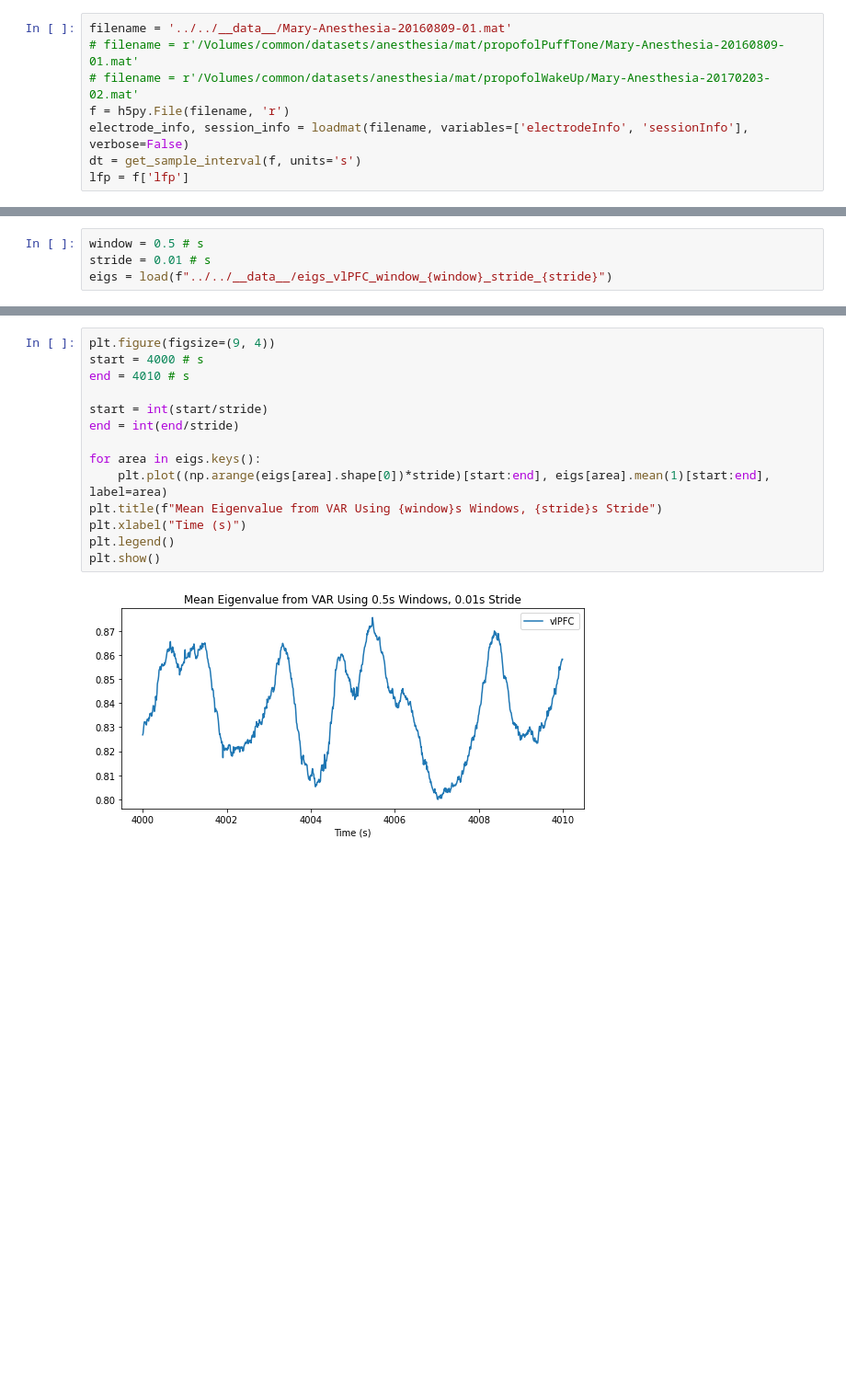
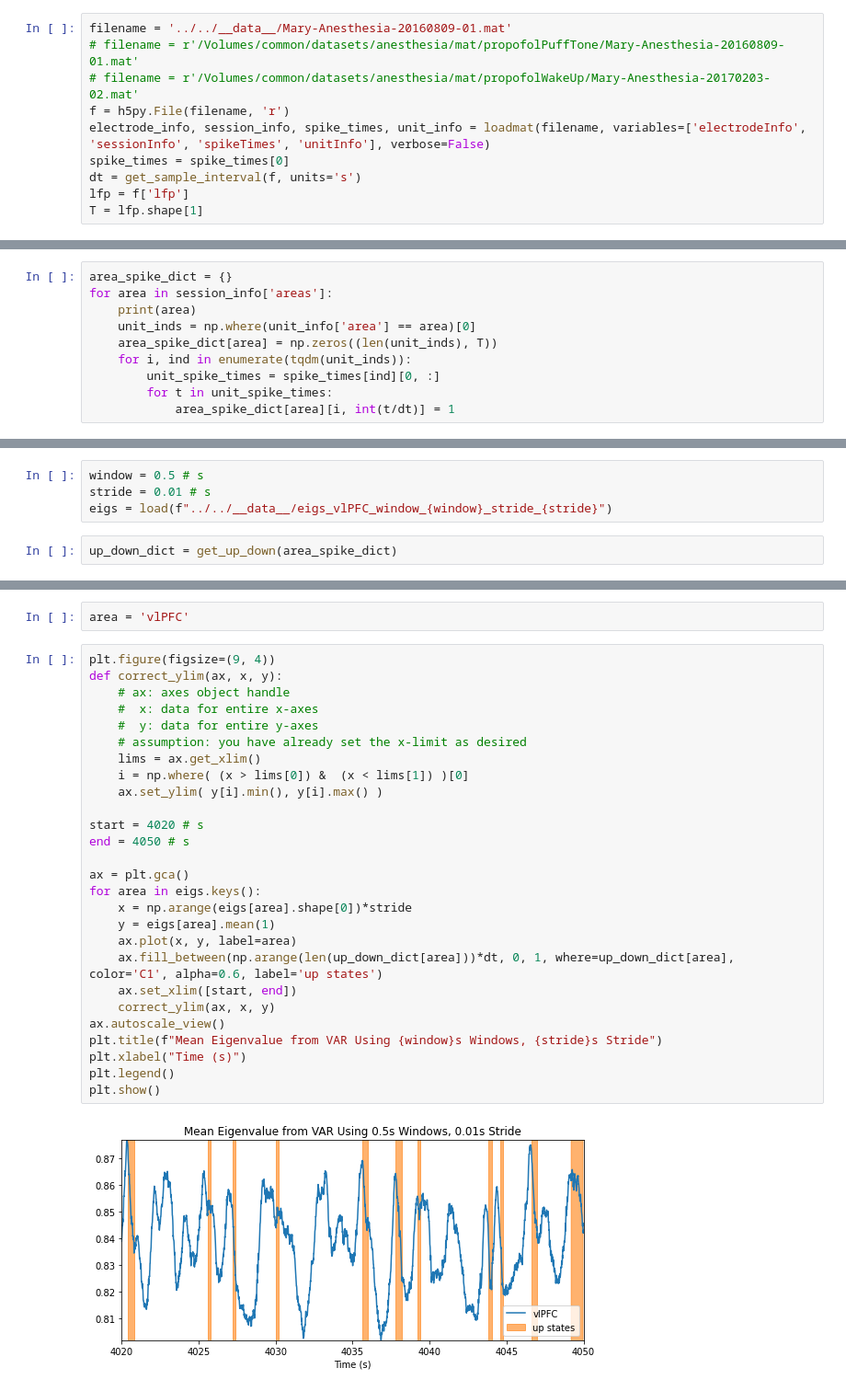
Before and after one commit to adamjeisen/ChaoticConsciousness, a Jupyter notebook: _sandbox/reservoir_computing/2021-08-10 - VAR Window Sizing + Overlap.ipynb, the cells around one changed output, grey strips where cells are left out. Shown at 92% size. Saved outputs shown, nothing was run; the diff lists cells and outputs as text; blank space fills up the shorter version.

Commit message:
Up states and down states

```diff
--- a/_sandbox/reservoir_computing/2021-08-10 - VAR Window Sizing + Overlap.ipynb
+++ b/_sandbox/reservoir_computing/2021-08-10 - VAR Window Sizing + Overlap.ipynb
@@ -26,6 +29,8 @@ filename = '../../__data__/Mary-Anesthesia-20160809-01.mat'
 # filename = r'/Volumes/common/datasets/anesthesia/mat/propofolPuffTone/Mary-Anesthesia-20160809-01.mat'
 # filename = r'/Volumes/common/datasets/anesthesia/mat/propofolWakeUp/Mary-Anesthesia-20170203-02.mat'
 f = h5py.File(filename, 'r')
-electrode_info, session_info = loadmat(filename, variables=['electrodeInfo', 'sessionInfo'], verbose=False)
+electrode_info, session_info, spike_times, unit_info = loadmat(filename, variables=['electrodeInfo', 'sessionInfo', 'spikeTimes', 'unitInfo'], verbose=False)
+spike_times = spike_times[0]
 dt = get_sample_interval(f, units='s')
 lfp = f['lfp']
+T = lfp.shape[1]
@@ -31,0 +39,10 @@ lfp = f['lfp']
+# %%
+area_spike_dict = {}
+for area in session_info['areas']:
+    print(area)
+    unit_inds = np.where(unit_info['area'] == area)[0]
+    area_spike_dict[area] = np.zeros((len(unit_inds), T))
+    for i, ind in enumerate(tqdm(unit_inds)):
+        unit_spike_times = spike_times[ind][0, :]
+        for t in unit_spike_times:
+            area_spike_dict[area][i, int(t/dt)] = 1
@@ -102,3 +129,5 @@ plt.show()
 window = 0.5 # s
 stride = 0.01 # s
 eigs = load(f"../../__data__/eigs_vlPFC_window_{window}_stride_{stride}")
+# %%
+up_down_dict = get_up_down(area_spike_dict)
@@ -105,16 +140,31 @@ eigs = load(f"../../__data__/eigs_vlPFC_window_{window}_stride_{stride}")
+# %%
+area = 'vlPFC'
 # %%
 plt.figure(figsize=(9, 4))
-start = 4000 # s
-end = 4010 # s
+def correct_ylim(ax, x, y):
+    # ax: axes object handle
+    #  x: data for entire x-axes
+    #  y: data for entire y-axes
+    # assumption: you have already set the x-limit as desired
+    lims = ax.get_xlim()
+    i = np.where( (x > lims[0]) &  (x < lims[1]) )[0]
+    ax.set_ylim( y[i].min(), y[i].max() )
 
-start = int(start/stride)
-end = int(end/stride)
+start = 4020 # s
+end = 4050 # s
 
+ax = plt.gca()
 for area in eigs.keys():
-    plt.plot((np.arange(eigs[area].shape[0])*stride)[start:end], eigs[area].mean(1)[start:end], label=area)
+    x = np.arange(eigs[area].shape[0])*stride
+    y = eigs[area].mean(1)
+    ax.plot(x, y, label=area)
+    ax.fill_between(np.arange(len(up_down_dict[area]))*dt, 0, 1, where=up_down_dict[area], color='C1', alpha=0.6, label='up states')
+    ax.set_xlim([start, end])
+    correct_ylim(ax, x, y)
+ax.autoscale_view()
 plt.title(f"Mean Eigenvalue from VAR Using {window}s Windows, {stride}s Stride")
 plt.xlabel("Time (s)")
 plt.legend()
 plt.show()
 # %% [output]
-[figure, old version]
+[figure, new version]
```
Also changed, not shown: parts of 9 cells of this notebook, 1 other file.
